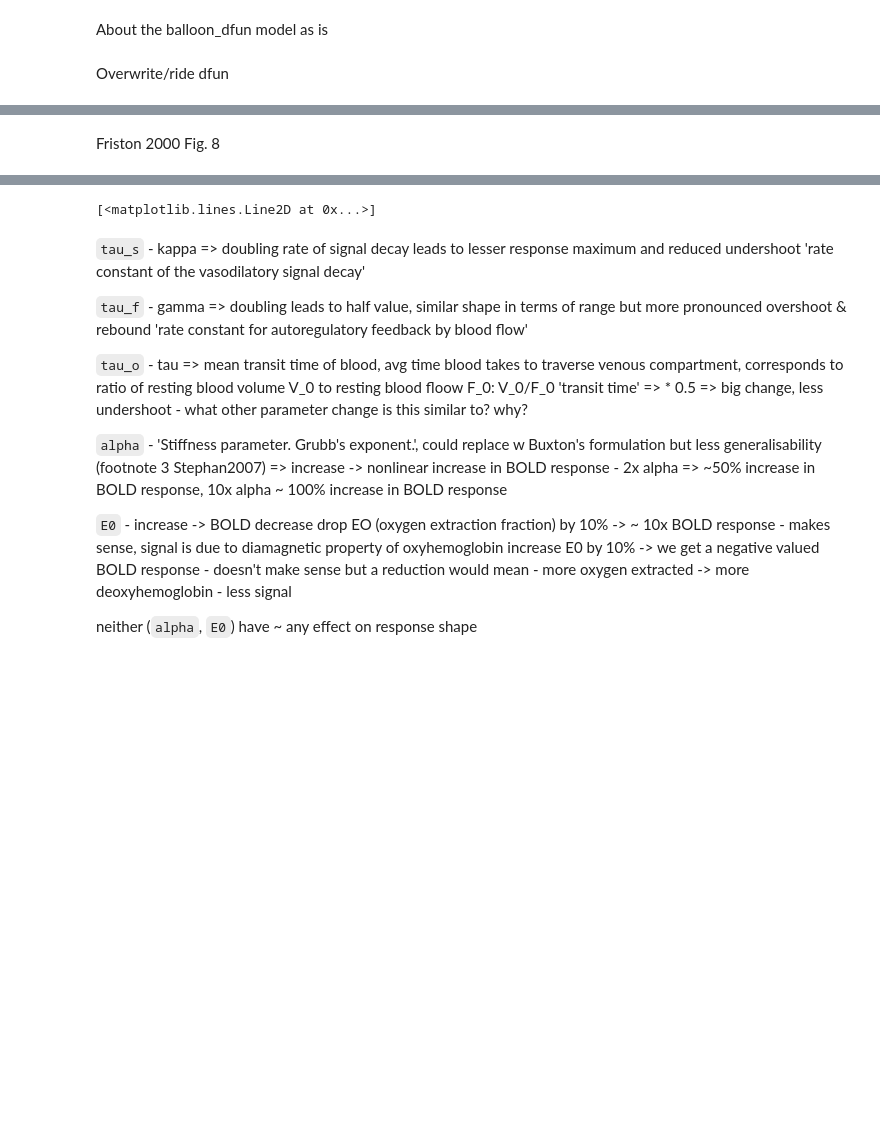
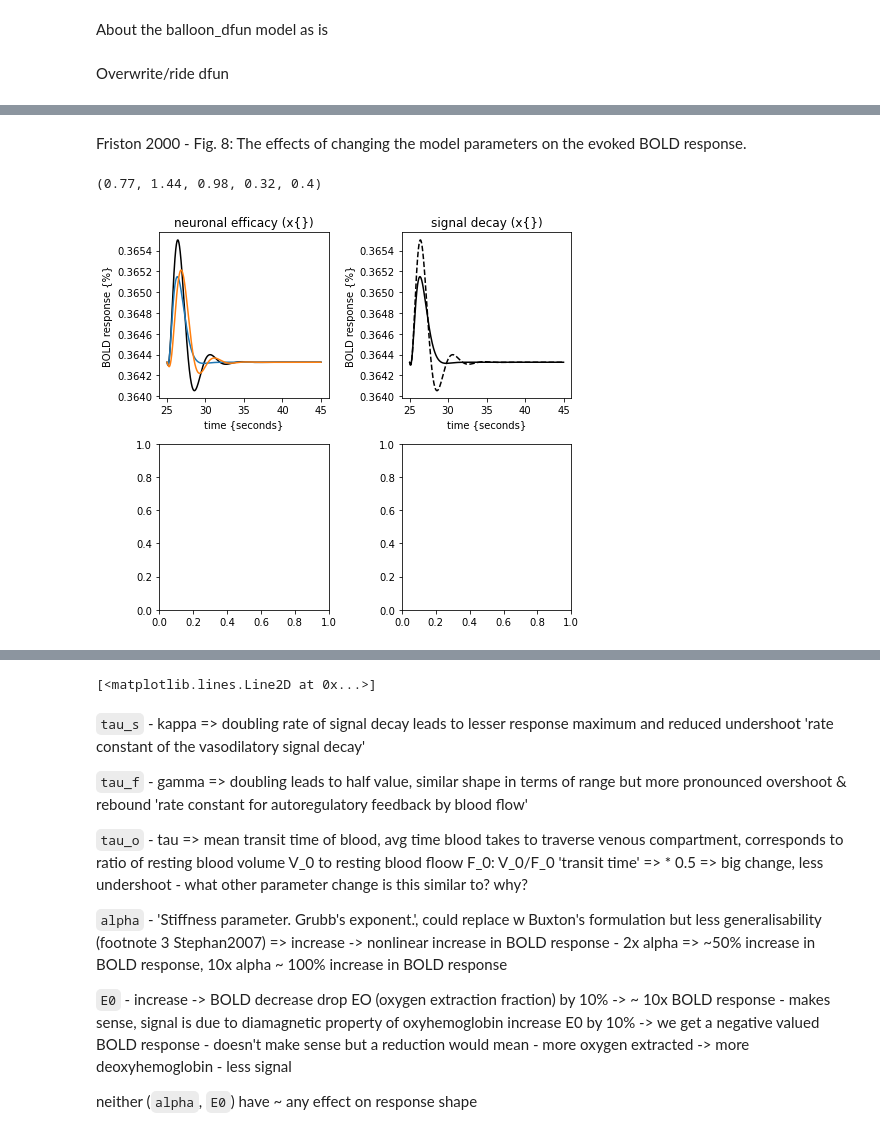
Before and after one commit to pfcrowe/tvb-fnirs, a Jupyter notebook: scratch/exploring_the_balloon_model.ipynb, the cells around one changed output, grey strips where cells are left out. Saved outputs shown, nothing was run; the diff lists cells and outputs as text; code cells hidden in the pictures; blank space fills up the shorter version.

```diff
--- a/scratch/exploring_the_balloon_model.ipynb
+++ b/scratch/exploring_the_balloon_model.ipynb
@@ -172,0 +184,10 @@ bold_data  = bold_model.evaluate()
+# %%
+reset_params()
+bold.BalloonModel.tau_f = 1.44 * 2
+bold_model = bold.BalloonModel(time_series = tsr)
+bold_data_tau_f  = bold_model.evaluate()
+# %%
+reset_params()
+bold.BalloonModel.tau_o = 0.98 * 2
+bold_model = bold.BalloonModel(time_series = tsr)
+bold_data_tau_o  = bold_model.evaluate()
@@ -173,5 +204,29 @@ bold_data  = bold_model.evaluate()
 # %% [markdown]
-Friston 2000 Fig. 8
+Friston 2000 - Fig. 8: The effects of changing the model parameters on the evoked BOLD response.
+# %%
+bold.BalloonModel.tau_s, bold.BalloonModel.tau_f, bold.BalloonModel.tau_o, bold.BalloonModel.alpha, bold.BalloonModel.E0
+# %% [output]
+(0.77, 1.44, 0.98, 0.32, 0.4)
+# %%
+fig, ax = plt.subplots(ncols=2,nrows=2, figsize=(7,6))
+a=ax[0,0];a.set_title(titles[0])
+a.set_xlabel('time {seconds}');a.set_ylabel('BOLD response {%}')
+a.plot(bold_data.time[25000:45000], bold_data.data[25000:45000, 0, [42], 0], c='k')
+a.plot(bold_data_tau_s.time[25000:45000], bold_data_tau_s.data[25000:45000, 0, [42], 0])
+#a.plot(bold_data_tau_f.time[25000:45000], bold_data_tau_f.data[25000:45000, 0, [42], 0])
+a.plot(bold_data_tau_o.time[25000:45000], bold_data_tau_o.data[25000:45000, 0, [42], 0])
+#a.plot(bold_data_alpha.time[25000:45000], bold_data_alpha.data[25000:45000, 0, [42], 0])
+#a.plot(bold_data_E0.time[25000:45000], bold_data_E0.data[25000:45000, 0, [42], 0])
+
+a=ax[0,1];a.set_title('signal decay (x{})')
+a.set_xlabel('time {seconds}');a.set_ylabel('BOLD response {%}')
+a.plot(bold_data.time[25000:45000], bold_data.data[25000:45000, 0, [42], 0], '--', c='k')
+a.plot(bold_data_tau_s.time[25000:45000], bold_data_tau_s.data[25000:45000, 0, [42], 0], c='k')
+
+plt.tight_layout()
+plt.show()
+# %% [output]
+[figure, added]
 # %%
 titles=['neuronal efficacy (x{})',
         'signal decay (x{})',
```
Also changed, not shown: parts of 18 cells of this notebook.
